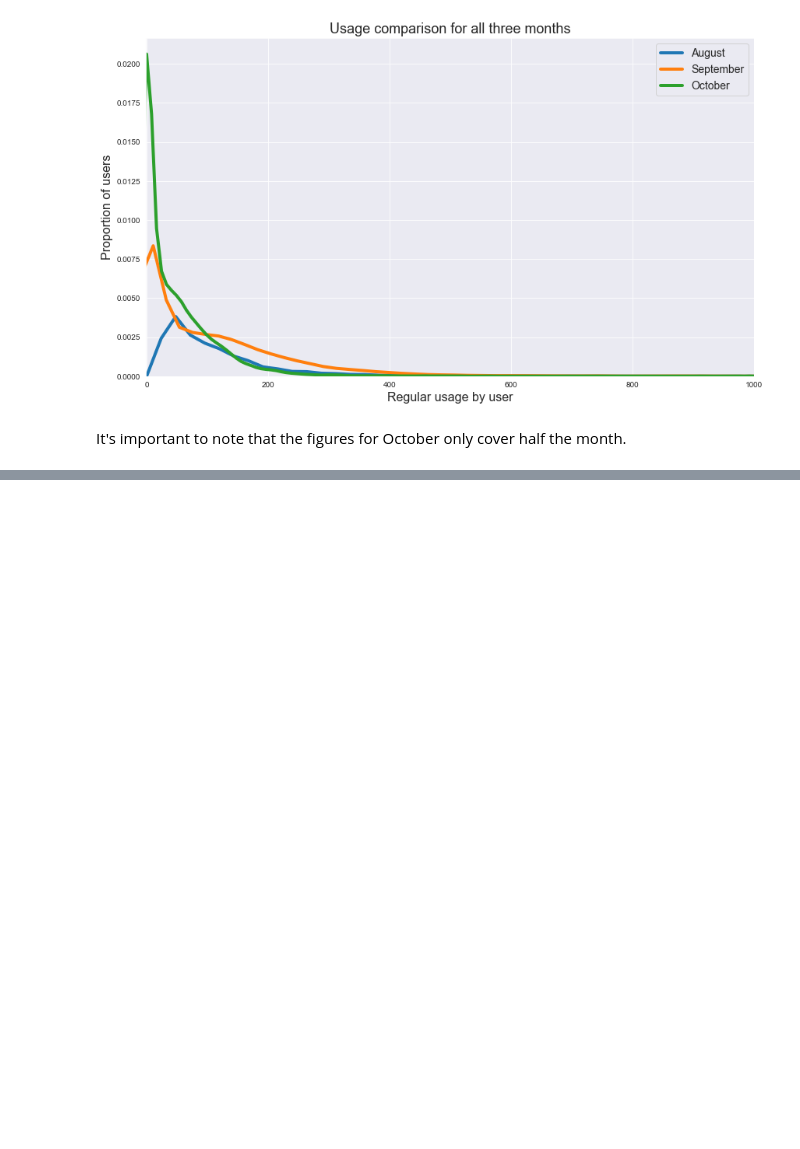
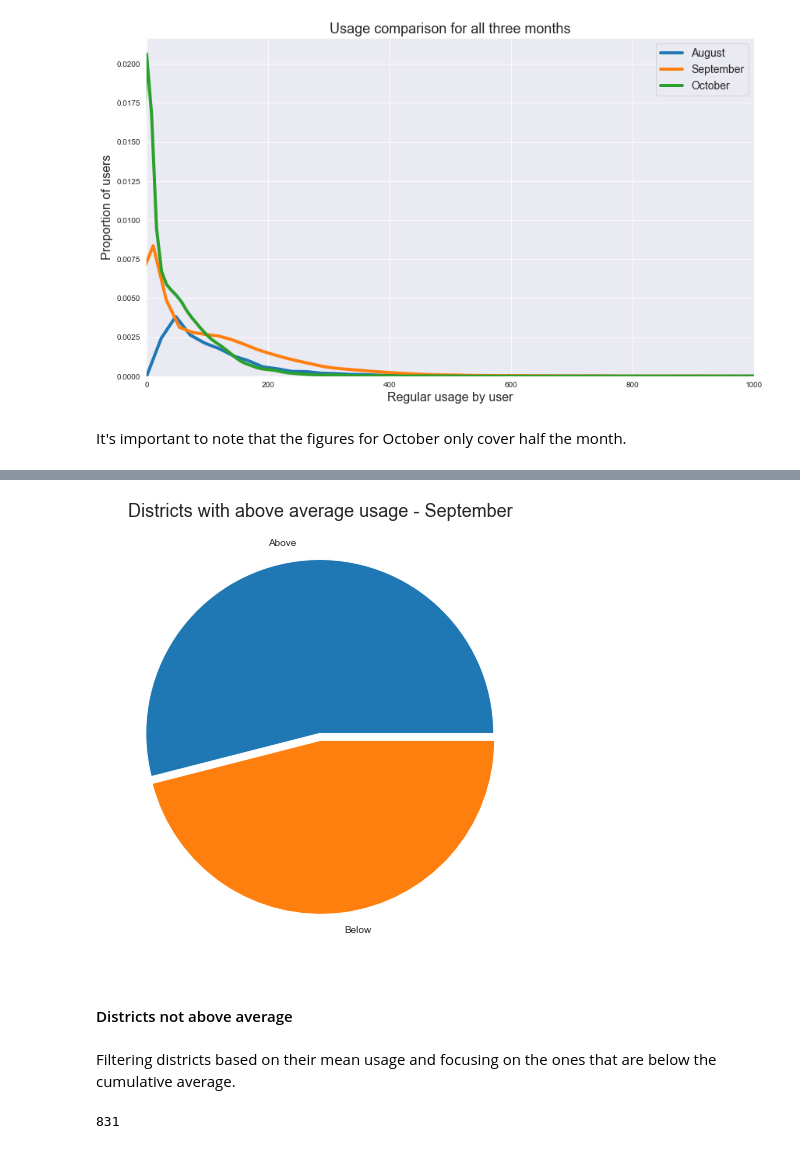
Before and after one commit to taylorquaver/UsageAnalysis, a Jupyter notebook: usage_analysis_october_2019.ipynb, the cells around one changed output, grey strips where cells are left out. Saved outputs shown, nothing was run; the diff lists cells and outputs as text; code cells hidden in the pictures; blank space fills up the shorter version.

```diff
--- a/usage_analysis_october_2019.ipynb
+++ b/usage_analysis_october_2019.ipynb
@@ -89,0 +189,21 @@ It's important to note that the figures for October only cover half the month.
+# %%
+avg_cnts = [count_y, count_n]
+labels = 'Above', 'Below'
+explode = (0.04, 0)
+
+fig = plt.subplots(figsize = (14,8))
+_ = plt.pie(avg_cnts, explode=explode, labels=labels)
+#_ = plt.xlabel('Median usage by district', fontsize=16)
+#_ = plt.ylabel('Number of districts', fontsize=16)
+_ = plt.title('Districts with above average usage - September', fontsize=18)
+# %% [output]
+[figure, added]
+# %% [markdown]
+#### Districts not above average
+# %% [markdown]
+Filtering districts based on their mean usage and focusing on the ones that are below the cumulative average.
+# %%
+below = sept_stats[sept_stats.above_avg == 'n']
+len(below)
+# %% [output]
+831
```
Also changed, not shown: parts of 24 cells of this notebook.
